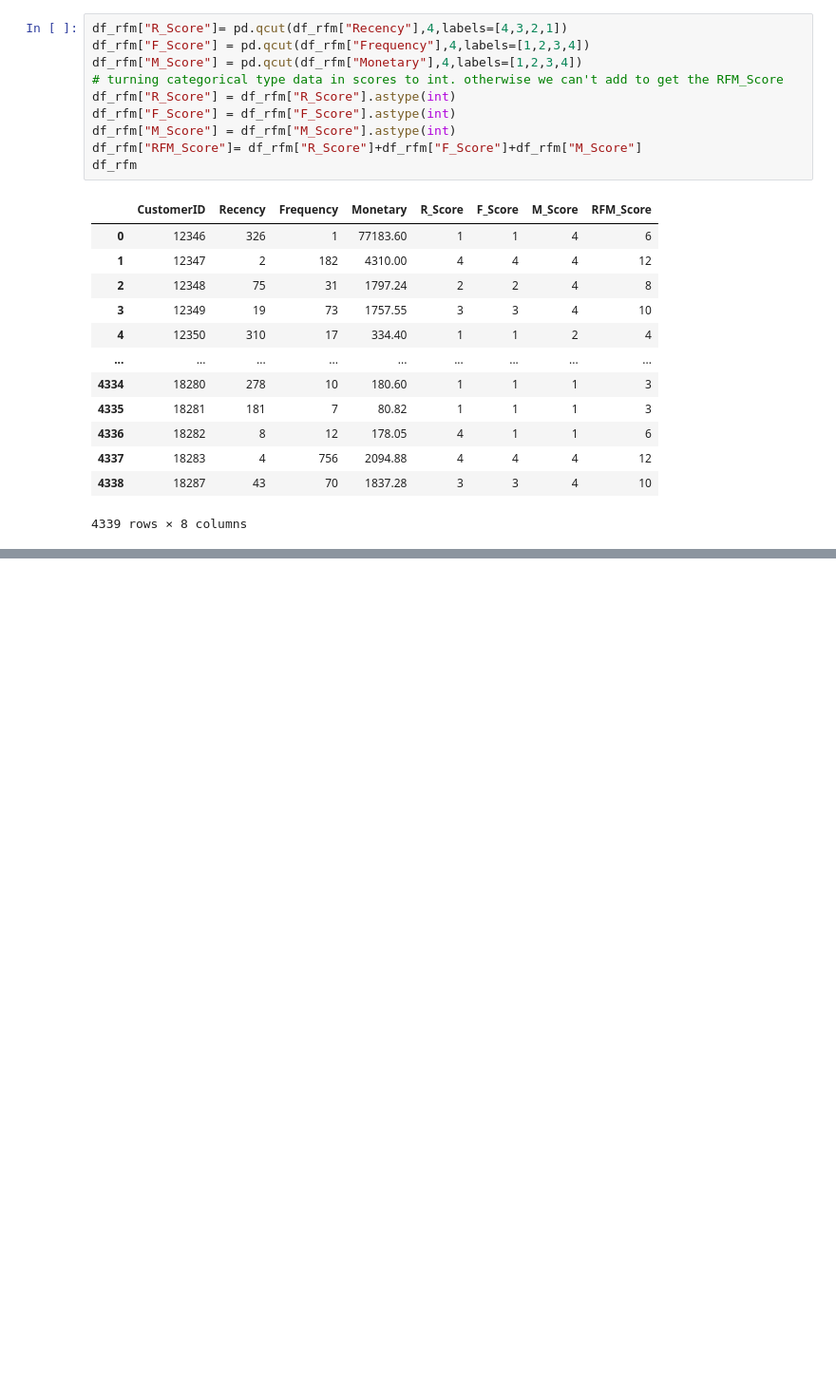
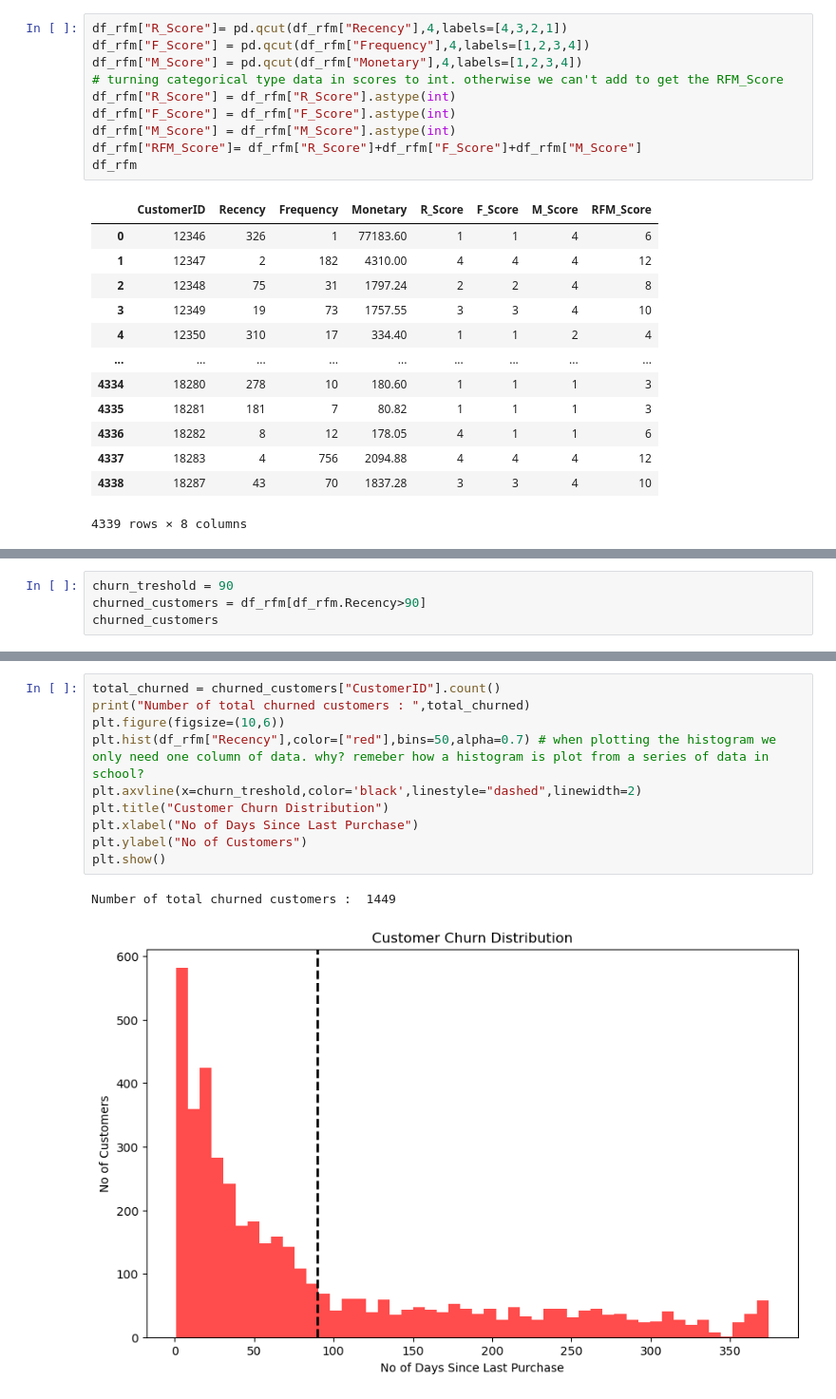
Before and after one commit to chanduka99/Retail_Data_Analysis, a Jupyter notebook: LargeScaleDataAnalysis.ipynb, the cells around one changed output, grey strips where cells are left out. Shown: that part at 95% size. Saved outputs shown, nothing was run; the diff lists cells and outputs as text; blank space fills up the shorter version.

Commit message:
customer churn analysis

```diff
--- a/LargeScaleDataAnalysis.ipynb
+++ b/LargeScaleDataAnalysis.ipynb
@@ -604,0 +609,4 @@ df_rfm
+# %%
+churn_treshold = 90
+churned_customers = df_rfm[df_rfm.Recency>90]
+churned_customers
@@ -604,0 +627,13 @@ df_rfm
+# %%
+total_churned = churned_customers["CustomerID"].count()
+print("Number of total churned customers : ",total_churned)
+plt.figure(figsize=(10,6))
+plt.hist(df_rfm["Recency"],color=["red"],bins=50,alpha=0.7) # when plotting the histogram we only need one column of data. why? remeber how a histogram is plot from a series of data in school?
+plt.axvline(x=churn_treshold,color='black',linestyle="dashed",linewidth=2)
+plt.title("Customer Churn Distribution")
+plt.xlabel("No of Days Since Last Purchase")
+plt.ylabel("No of Customers")
+plt.show()
+# %% [output]
+Number of total churned customers :  1449
+[figure, added]
```
Also changed, not shown: parts of 3 cells of this notebook.
